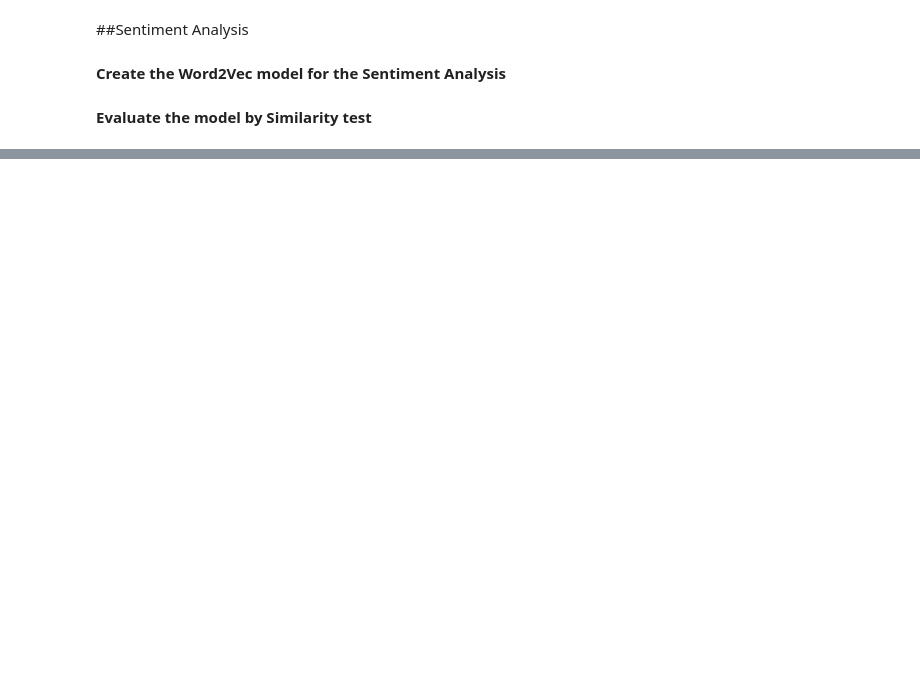
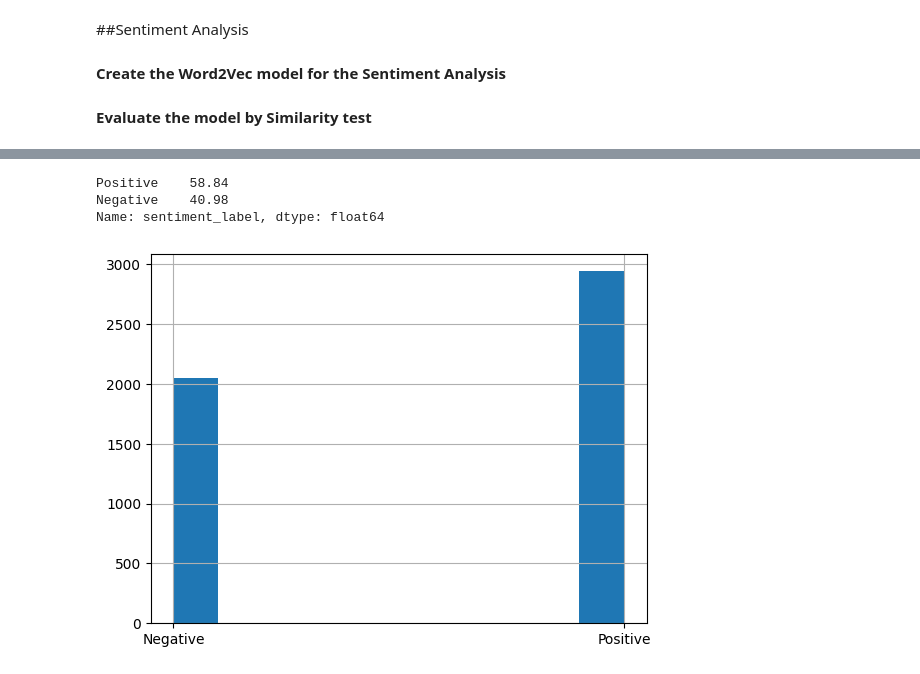
Before and after one commit to kevin-r-murphy/ba820, a Jupyter notebook: BA820.ipynb, the cells around one changed output, grey strips where cells are left out. Cells and saved outputs as stored; diff of their text form; code cells hidden in the pictures; blank space fills up the shorter version.

```diff
--- a/BA820.ipynb
+++ b/BA820.ipynb
@@ -1444,0 +1521,12 @@ sentimen_word2vec.n_similarity(test_sentence, ideal_neg)
+# %%
+# Add the sentiment label to the dataframe
+df['sentiment_label'] = sentiment_score.apply(lambda x: "Positive" if x is not None and x > 0 else "Negative" if x is not None and x < 0 else "Neutral" if x == 0 else None)
+# %%
+# Display the distribution of sentiment labels
+df['sentiment_label'].hist()
+print((df['sentiment_label'].value_counts()/len(df))*100)
+# %% [output]
+Positive    58.84
+Negative    40.98
+Name: sentiment_label, dtype: float64
+[figure, added]
```
Also changed, not shown: parts of 24 cells of this notebook.
